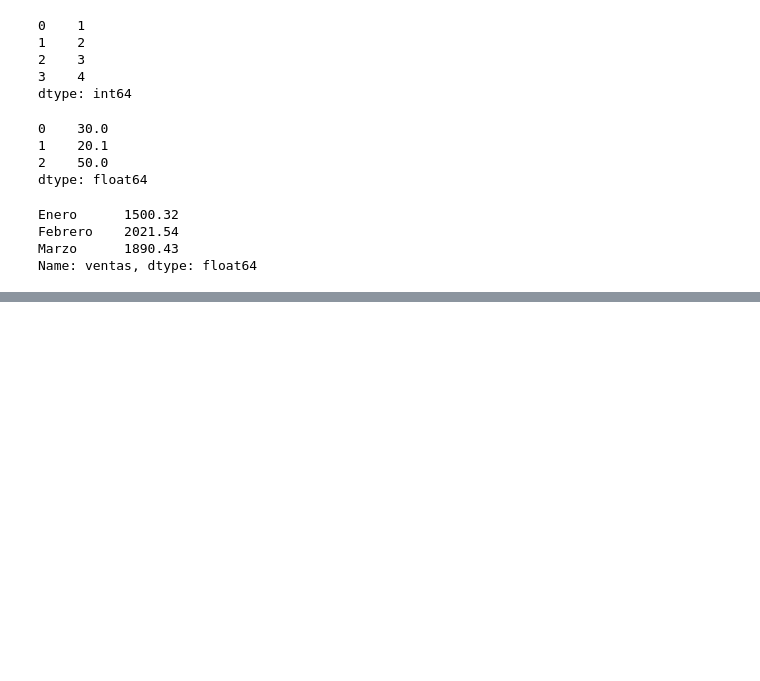
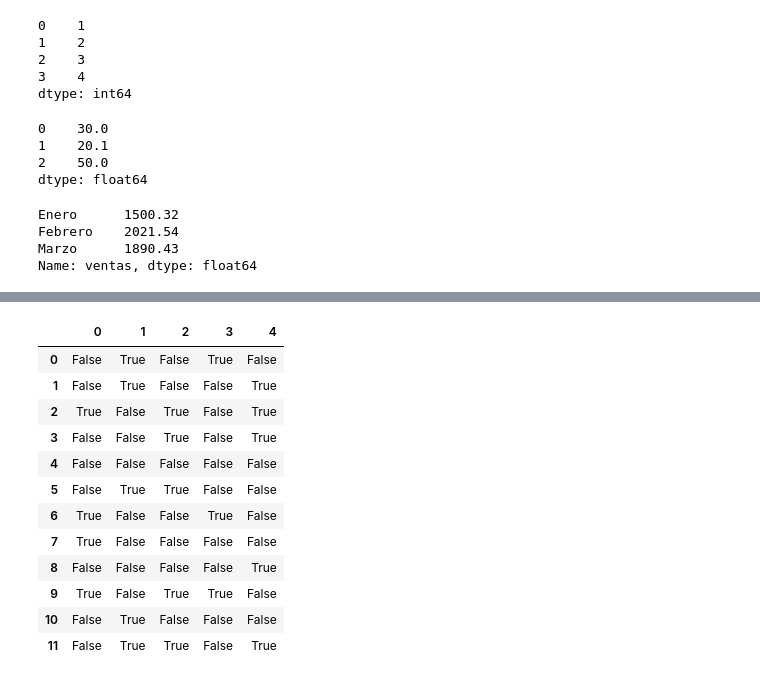
Before and after one commit to martinbedia/mineria, a Jupyter notebook: pandas.ipynb, the cells around one changed output, grey strips where cells are left out. Saved outputs shown, nothing was run; the diff lists cells and outputs as text; code cells hidden in the pictures; blank space fills up the shorter version.

```diff
--- a/pandas.ipynb
+++ b/pandas.ipynb
@@ -66,0 +483,17 @@ Name: ventas, dtype: float64
+# %%
+#como un for para cada uno de los elementos
+df_numeros < 50
+# %% [output]
+|  | 0 | 1 | 2 | 3 | 4 |
+| 0 | False | True | False | True | False |
+| 1 | False | True | False | False | True |
+| 2 | True | False | True | False | True |
+| 3 | False | False | True | False | True |
+| 4 | False | False | False | False | False |
+| 5 | False | True | True | False | False |
+| 6 | True | False | False | True | False |
+| 7 | True | False | False | False | False |
+| 8 | False | False | False | False | True |
+| 9 | True | False | True | True | False |
+| 10 | False | True | False | False | False |
+| 11 | False | True | True | False | True |
```
Also changed, not shown: parts of 43 cells of this notebook.
